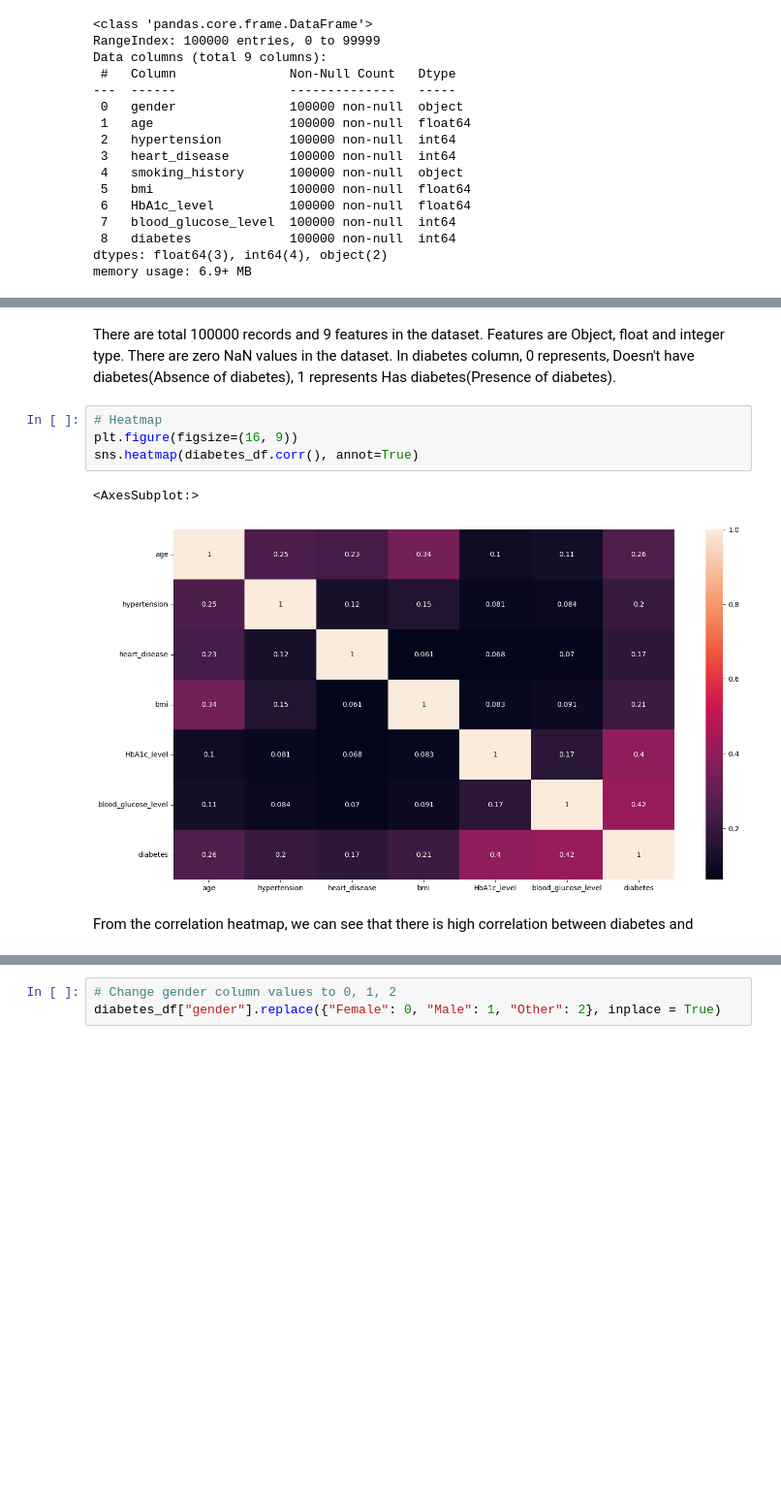
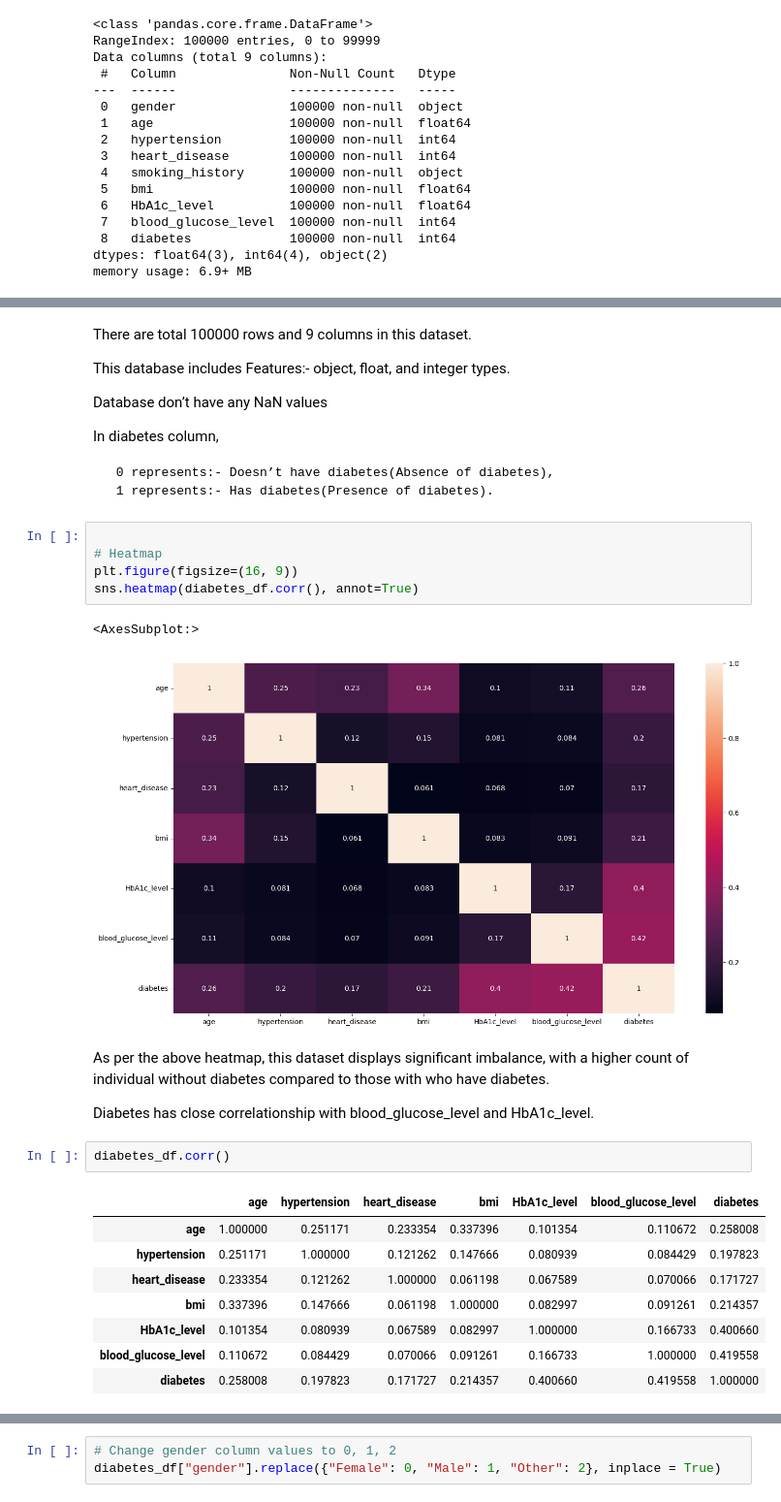
Before and after one commit to patibindu/Project4-Group3, a Jupyter notebook: InProgress_ML.ipynb, the cells around one changed output, grey strips where cells are left out. Shown: that part at 97% size. Cells and saved outputs as stored; diff of their text form; blank space fills up the shorter version.

```diff
--- a/InProgress_ML.ipynb
+++ b/InProgress_ML.ipynb
@@ -60,16 +76,36 @@ memory usage: 6.9+ MB
 # %% [markdown]
-There are total 100000 records and 9 features in the dataset.
-Features are Object, float and integer type.
-There are zero NaN values in the dataset.
-In diabetes column, 0 represents, Doesn't have diabetes(Absence of diabetes), 1 represents Has diabetes(Presence of diabetes).
+There are total 100000 rows and 9 columns in this dataset.
+
+This database includes Features:- object, float, and integer types.
+
+Database don’t have any NaN values
+
+In diabetes column,
+
+     0 represents:- Doesn’t have diabetes(Absence of diabetes),
+     1 represents:- Has diabetes(Presence of diabetes).
 # %%
+
 # Heatmap
 plt.figure(figsize=(16, 9))
 sns.heatmap(diabetes_df.corr(), annot=True)
 # %% [output]
 <AxesSubplot:>
 [figure]
-# %% [markdown]
-From the correlation heatmap, we can see that there is high correlation between diabetes and
+# %% [markdown]
+As per the above heatmap, this dataset displays significant imbalance, with a higher count of individual without diabetes compared to those with who have diabetes.
+
+Diabetes has close correlationship with blood_glucose_level and HbA1c_level.
+# %%
+diabetes_df.corr()
+# %% [output]
+|  | age | hypertension | heart_disease | bmi | HbA1c_level | blood_glucose_level | diabetes |
+| age | 1.000000 | 0.251171 | 0.233354 | 0.337396 | 0.101354 | 0.110672 | 0.258008 |
+| hypertension | 0.251171 | 1.000000 | 0.121262 | 0.147666 | 0.080939 | 0.084429 | 0.197823 |
+| heart_disease | 0.233354 | 0.121262 | 1.000000 | 0.061198 | 0.067589 | 0.070066 | 0.171727 |
+| bmi | 0.337396 | 0.147666 | 0.061198 | 1.000000 | 0.082997 | 0.091261 | 0.214357 |
+| HbA1c_level | 0.101354 | 0.080939 | 0.067589 | 0.082997 | 1.000000 | 0.166733 | 0.400660 |
+| blood_glucose_level | 0.110672 | 0.084429 | 0.070066 | 0.091261 | 0.166733 | 1.000000 | 0.419558 |
+| diabetes | 0.258008 | 0.197823 | 0.171727 | 0.214357 | 0.400660 | 0.419558 | 1.000000 |
 # %%
 # Check the mix of target variables
```
Also changed, not shown: parts of 43 cells of this notebook.
